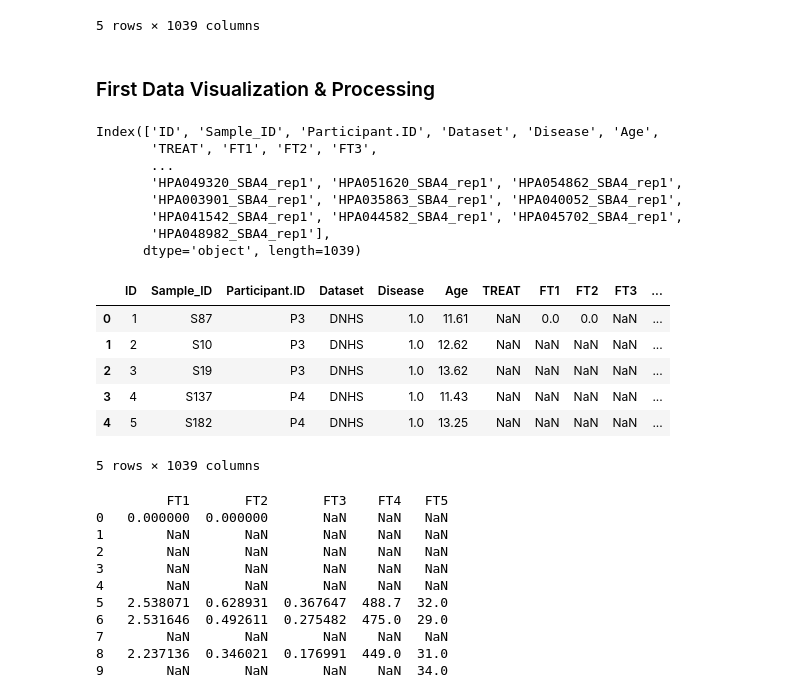
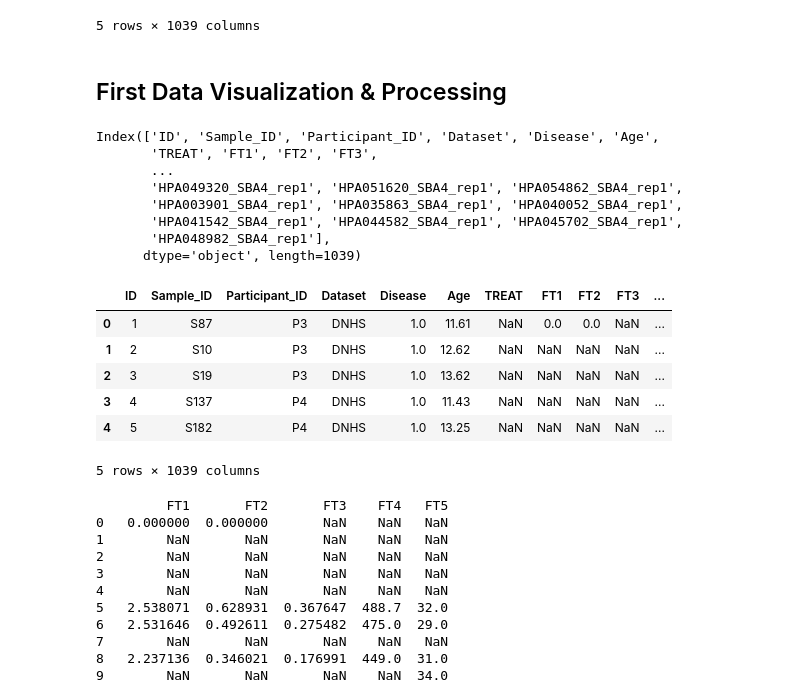
Before and after one commit to sarafuyu/KEX-DA150x-KTH, a Jupyter notebook: Datahandling.ipynb, the cells around one changed output. Drawn from its saved outputs; the diff is of its cells as text; code cells hidden in the pictures.

```diff
--- a/Datahandling.ipynb
+++ b/Datahandling.ipynb
@@ -39,37 +39,37 @@ dataset.head() # Pre-view first five rows
 | 4 | 5 | S182 | P4 | DNHS | DMD | 13.25 | NaN | NaN | NaN | NaN | ... |
 5 rows × 1039 columns
 # %% [markdown]
-### First Data Visualization & Processing
+## First Data Visualization & Processing
 # %%
 
 # Dictionary for value conversion
 token_to_val = {
     "DMD": 1,
     "Cnt": 0
 }
 # Rename columns
 dataset.rename(columns={dataset.columns[0]: 'ID'}, inplace=True)
 dataset.rename(columns={'Sample.ID': 'Sample_ID'}, inplace=True)
-dataset.rename(columns={'Perticipant.ID': 'Participant_ID'}, inplace=True)
+dataset.rename(columns={'Participant.ID': 'Participant_ID'}, inplace=True)
 dataset.rename(columns={'dataset': 'Dataset'}, inplace=True)
 dataset.rename(columns={'patregag': 'Age'}, inplace=True)
 
 # Replace the string values in the column using the mapping in token_to_val
 dataset['Disease'] = dataset['Disease'].replace(token_to_val)
 
 # Verify the change
 print(dataset.columns)
 dataset.head()
 # %% [output]
-Index(['ID', 'Sample_ID', 'Participant.ID', 'Dataset', 'Disease', 'Age',
+Index(['ID', 'Sample_ID', 'Participant_ID', 'Dataset', 'Disease', 'Age',
        'TREAT', 'FT1', 'FT2', 'FT3',
        ...
        'HPA049320_SBA4_rep1', 'HPA051620_SBA4_rep1', 'HPA054862_SBA4_rep1',
        'HPA003901_SBA4_rep1', 'HPA035863_SBA4_rep1', 'HPA040052_SBA4_rep1',
        'HPA041542_SBA4_rep1', 'HPA044582_SBA4_rep1', 'HPA045702_SBA4_rep1',
        'HPA048982_SBA4_rep1'],
       dtype='object', length=1039)
-|  | ID | Sample_ID | Participant.ID | Dataset | Disease | Age | TREAT | FT1 | FT2 | FT3 | ... |
+|  | ID | Sample_ID | Participant_ID | Dataset | Disease | Age | TREAT | FT1 | FT2 | FT3 | ... |
 | 0 | 1 | S87 | P3 | DNHS | 1.0 | 11.61 | NaN | 0.0 | 0.0 | NaN | ... |
 | 1 | 2 | S10 | P3 | DNHS | 1.0 | 12.62 | NaN | NaN | NaN | NaN | ... |
 | 2 | 3 | S19 | P3 | DNHS | 1.0 | 13.62 | NaN | NaN | NaN | NaN | ... |
```
Also changed, not shown: parts of 25 cells of this notebook.
